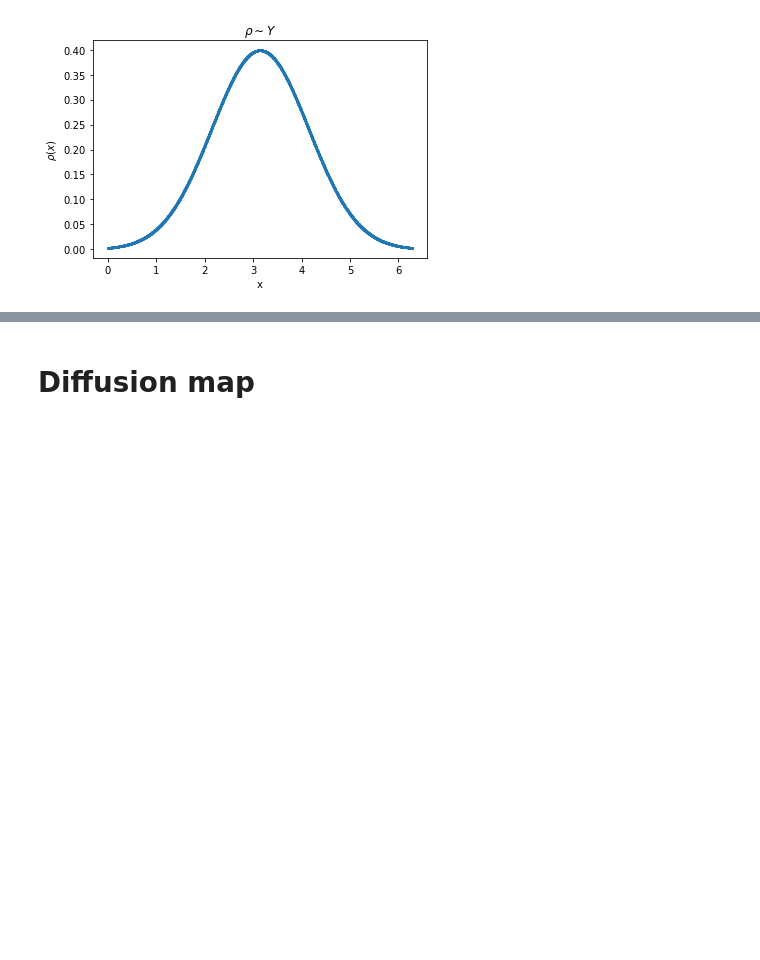
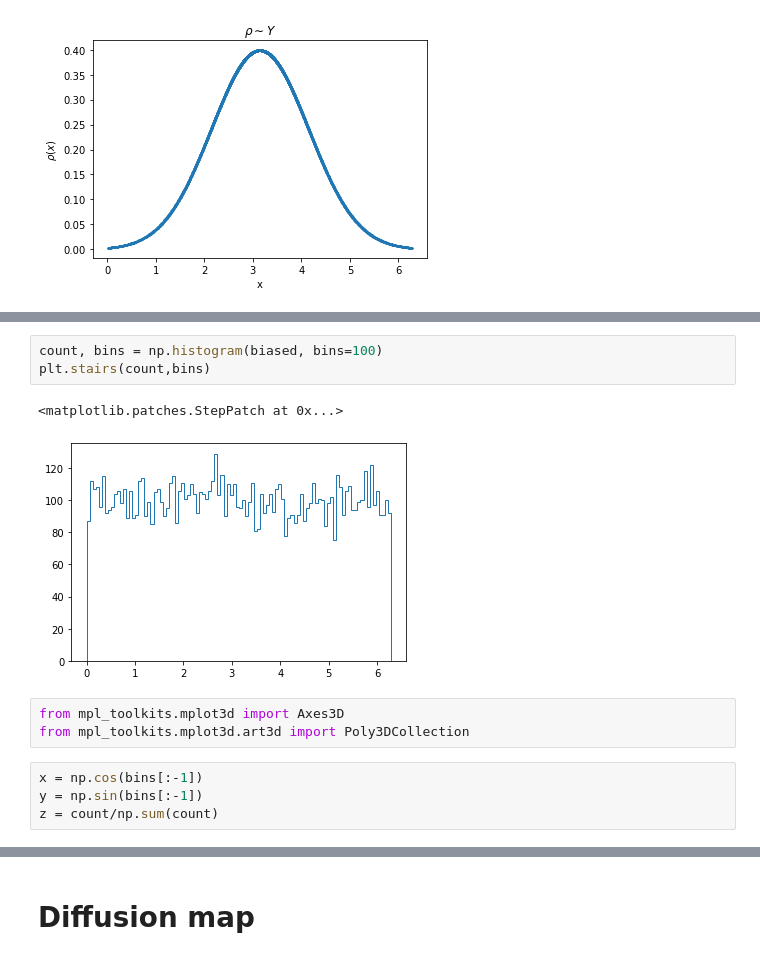
Before and after one commit to ShashankSule/TMDmaps, a Jupyter notebook: run/1D_potential_circular.ipynb, the cells around one changed output, grey strips where cells are left out. Saved outputs shown, nothing was run; the diff lists cells and outputs as text; blank space fills up the shorter version.

```diff
--- a/run/1D_potential_circular.ipynb
+++ b/run/1D_potential_circular.ipynb
@@ -193,0 +201,13 @@ Text(0.5, 0, 'x')
+# %%
+count, bins = np.histogram(biased, bins=100)
+plt.stairs(count,bins)
+# %% [output]
+<matplotlib.patches.StepPatch at 0x...>
+[figure, added]
+# %%
+from mpl_toolkits.mplot3d import Axes3D
+from mpl_toolkits.mplot3d.art3d import Poly3DCollection
+# %%
+x = np.cos(bins[:-1])
+y = np.sin(bins[:-1])
+z = count/np.sum(count)
```
Also changed, not shown: parts of 6 cells of this notebook, 3 other files.
